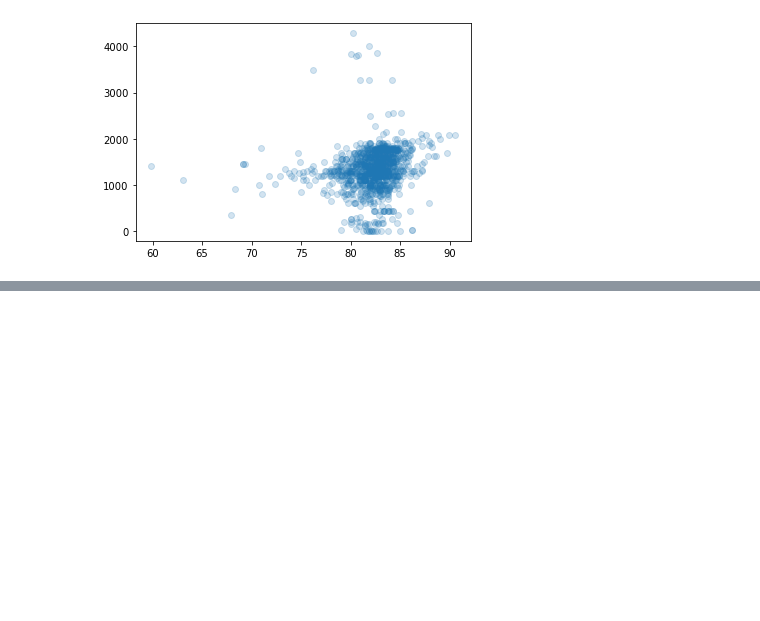
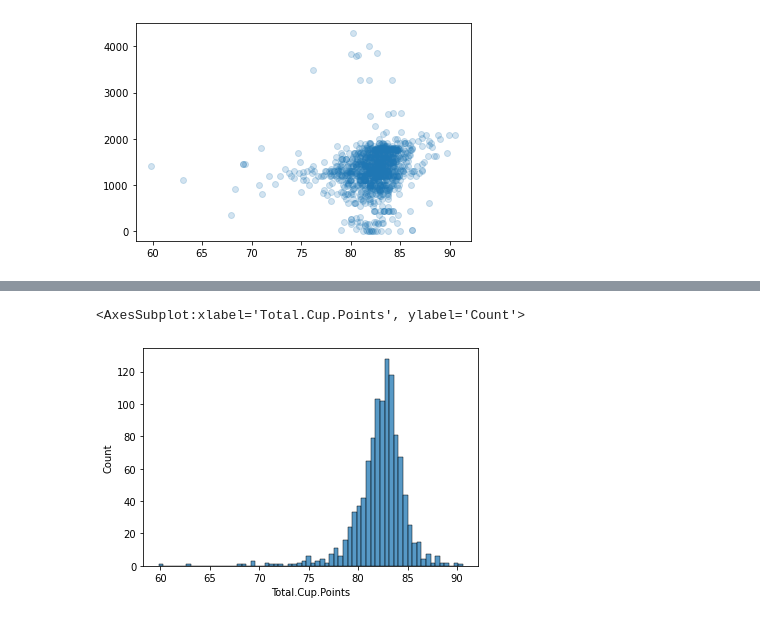
Before and after one commit to thejoshchow/coffee-arabica, a Jupyter notebook: coffee.ipynb, the cells around one changed output, grey strips where cells are left out. Saved outputs shown, nothing was run; the diff lists cells and outputs as text; code cells hidden in the pictures; blank space fills up the shorter version.

```diff
--- a/coffee.ipynb
+++ b/coffee.ipynb
@@ -376,0 +365,5 @@ ax.scatter(y=altitudes_corrected['altitude_mean_meters'], x=altitudes_corrected[
+# %%
+sns.histplot(altitudes_corrected['Total.Cup.Points'])
+# %% [output]
+<AxesSubplot:xlabel='Total.Cup.Points', ylabel='Count'>
+[figure, added]
```
Also changed, not shown: parts of 34 cells of this notebook.
